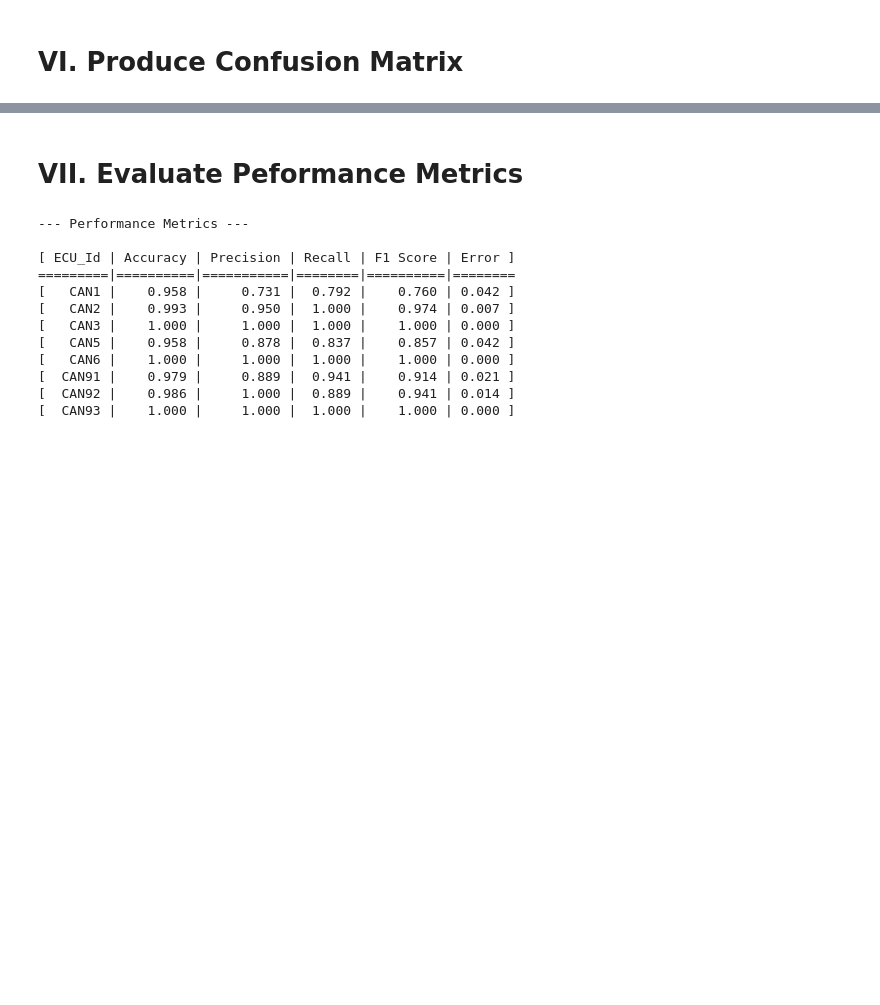
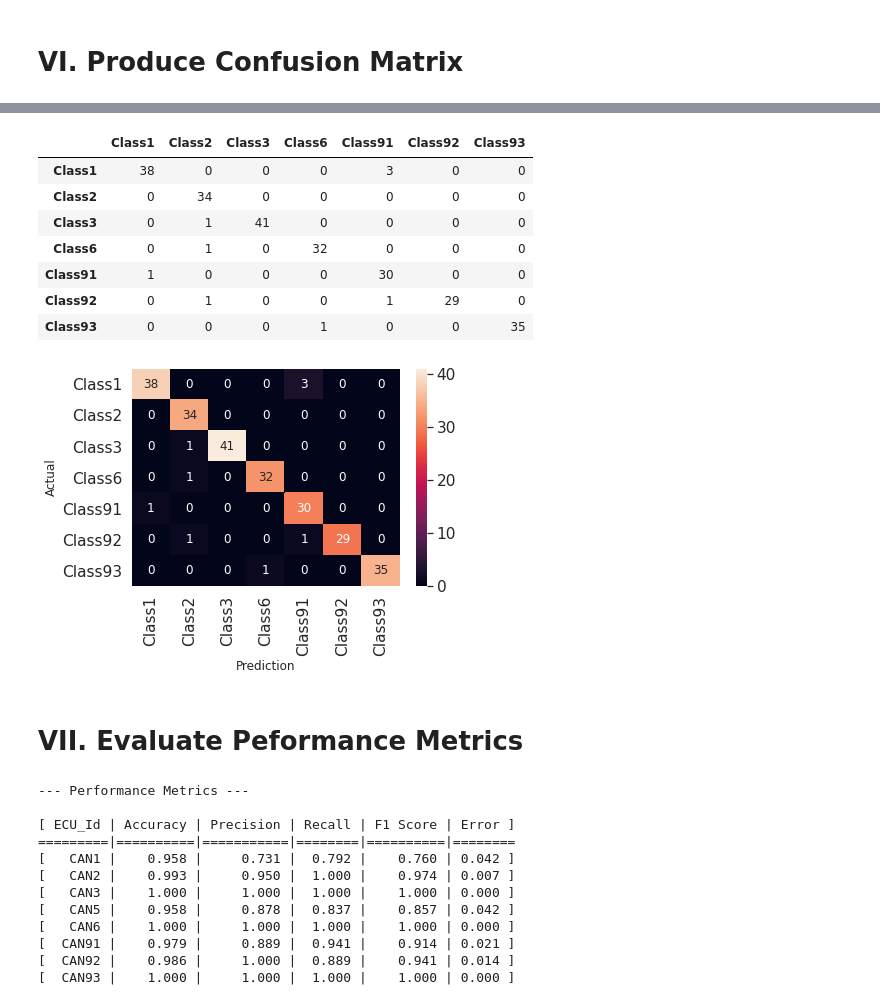
Before and after one commit to vermakun/ecu-fingerprinting, a Jupyter notebook: ecu_fingerprint_classification.ipynb, the cells around one changed output, grey strips where cells are left out. Cells and saved outputs as stored; diff of their text form; code cells hidden in the pictures; blank space fills up the shorter version.

```diff
--- a/ecu_fingerprint_classification.ipynb
+++ b/ecu_fingerprint_classification.ipynb
@@ -285,3 +306,21 @@ print(cm)
+# %%
+labels = [re.sub('CAN', 'Class', i) for i in y.unique()]
+
+df_cm = pd.DataFrame(cm, labels, labels)
+sn.set(font_scale=1.4) # for label size
+sn.heatmap(df_cm, annot=True, annot_kws={"size": 12}) # font size
+plt.xlabel("Prediction", fontsize = 12)
+plt.ylabel("Actual", fontsize = 12)
+# %% [output]
+|  | Class1 | Class2 | Class3 | Class6 | Class91 | Class92 | Class93 |
+| Class1 | 38 | 0 | 0 | 0 | 3 | 0 | 0 |
+| Class2 | 0 | 34 | 0 | 0 | 0 | 0 | 0 |
+| Class3 | 0 | 1 | 41 | 0 | 0 | 0 | 0 |
+| Class6 | 0 | 1 | 0 | 32 | 0 | 0 | 0 |
+| Class91 | 1 | 0 | 0 | 0 | 30 | 0 | 0 |
+| Class92 | 0 | 1 | 0 | 0 | 1 | 29 | 0 |
+| Class93 | 0 | 0 | 0 | 1 | 0 | 0 | 35 |
+[figure, added]
 # %% [markdown]
 # VII. Evaluate Peformance Metrics
 # %%
```
Also changed, not shown: parts of 10 cells of this notebook, 6 other files.
